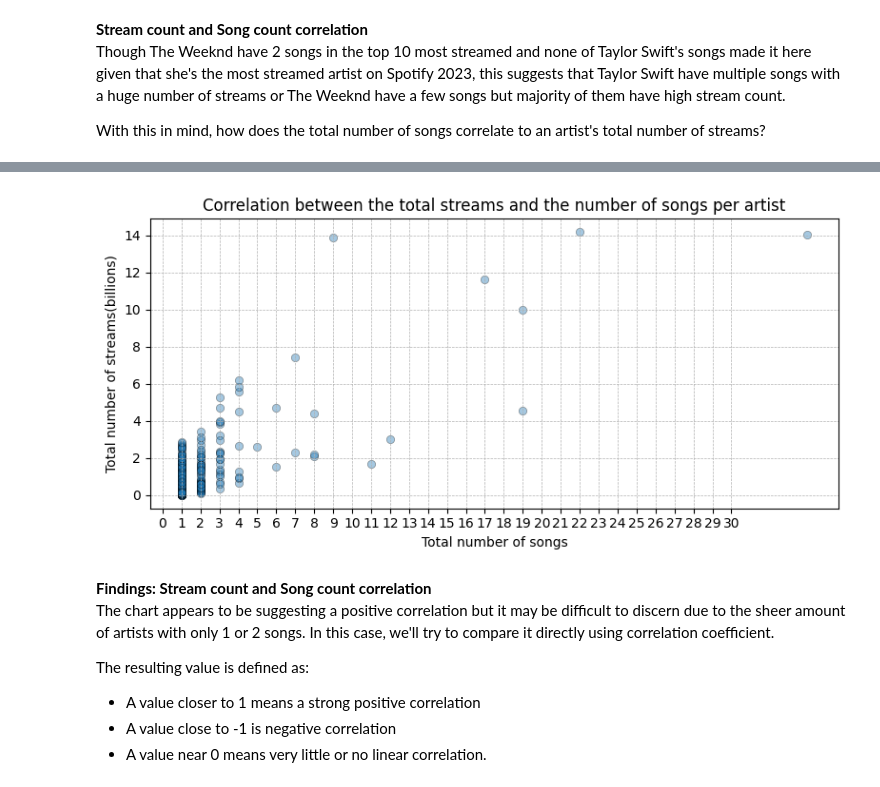
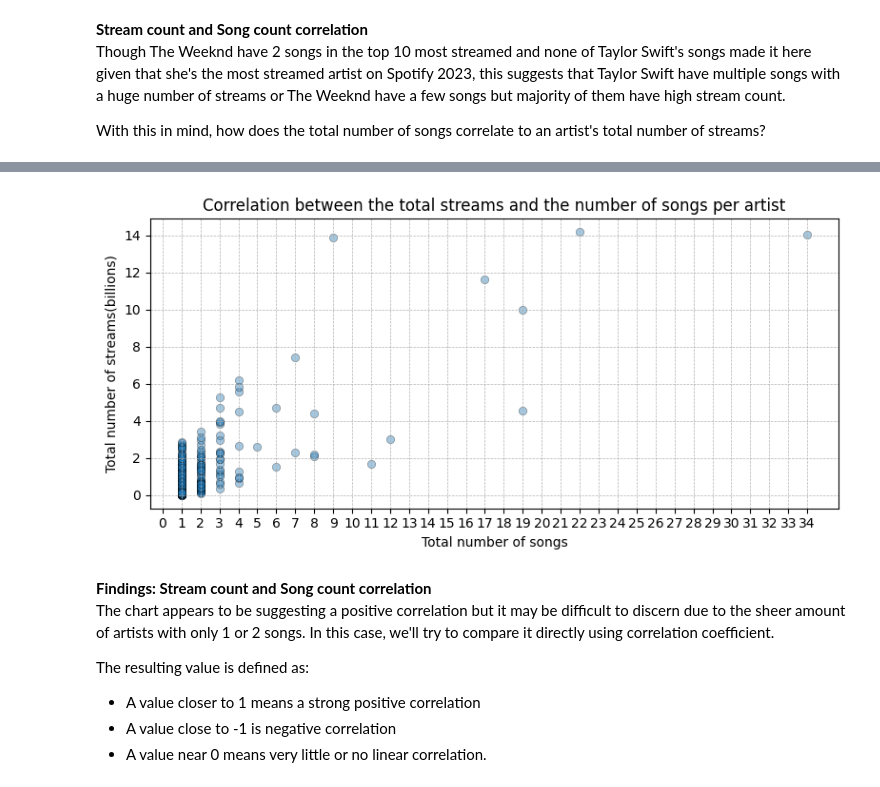
Before and after one commit to ad-mz/Python-Jupyter, a Jupyter notebook: case_study.ipynb, the cells around one changed output, grey strips where cells are left out. Drawn from its saved outputs; the diff is of its cells as text; code cells hidden in the pictures.

```diff
--- a/case_study.ipynb
+++ b/case_study.ipynb
@@ -248,21 +263,21 @@ With this in mind, how does the total number of songs correlate to an artist's t
 # %%
 total_streams = myData.groupby('artist(s)_name')['streams'].sum() / 1e9     #combining data by artists and sum their total streams
 total_songs = myData.groupby('artist(s)_name').size()                       #total count of songs by the artist
 combined_df = pd.DataFrame({                                                #combine again for use in the scatterplot
     'total_streams' : total_streams,
     'total_songs': total_songs
 }).reset_index()
 plt.figure(figsize=(8, 4))
 plt.scatter(combined_df['total_songs'], combined_df['total_streams'], alpha = 0.4, edgecolors = 'k', linewidth = 0.5)
 plt.title('Correlation between the total streams and the number of songs per artist')
 plt.xlabel('Total number of songs')
-plt.xticks(range(0, 31, 1))
+plt.xticks(range(0, 35, 1))
 plt.ylabel('Total number of streams(billions)')
 plt.grid(True, which = 'both', ls = '--', linewidth = 0.5)
 plt.tight_layout()
 plt.show()
 # %% [output]
-[figure, old version]
+[figure, new version]
 # %% [markdown]
 **Findings: Stream count and Song count correlation**<br>
 The chart appears to be suggesting a positive correlation but it may be difficult to discern due to the sheer amount of artists with only 1 or 2 songs. In this case, we'll try to compare it directly using correlation coefficient.
```
Also changed, not shown: parts of 9 cells of this notebook.
